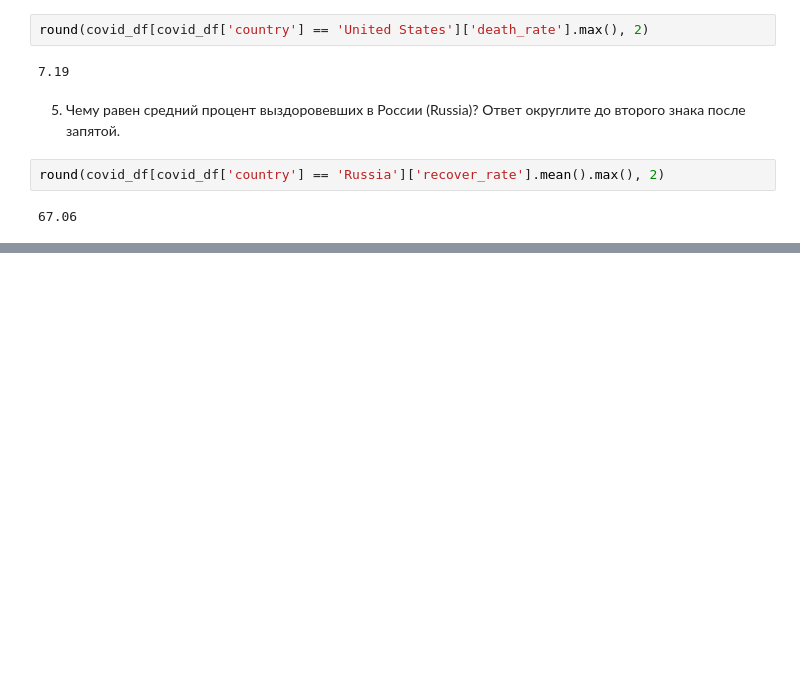
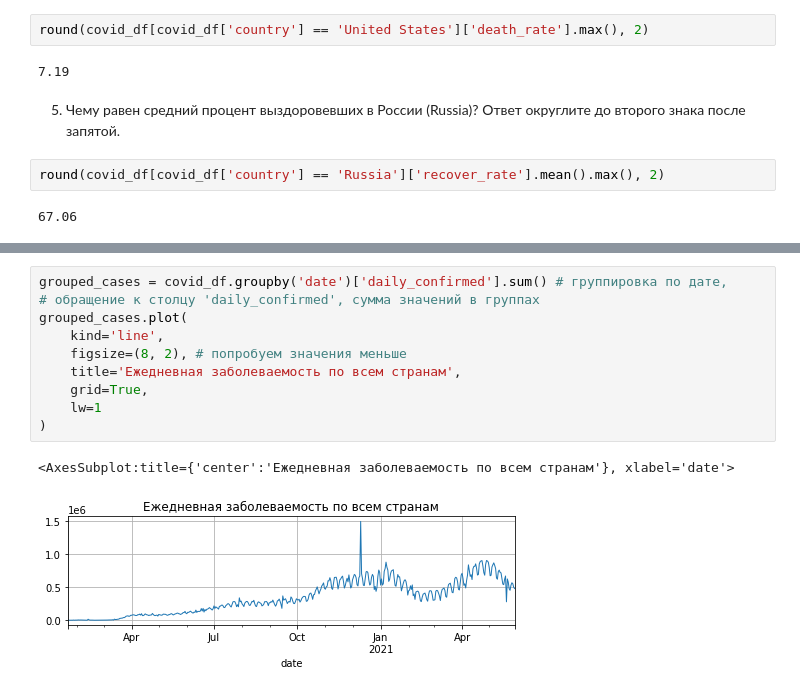
Before and after one commit to UdTatyana/SF-Data-Science, a Jupyter notebook: Skillfactory/PY_13 Визуализация/Theory_13.ipynb, the cells around one changed output, grey strips where cells are left out. Saved outputs shown, nothing was run; the diff lists cells and outputs as text; blank space fills up the shorter version.

```diff
--- a/Skillfactory/PY_13 Визуализация/Theory_13.ipynb
+++ b/Skillfactory/PY_13 Визуализация/Theory_13.ipynb
@@ -124,0 +154,13 @@ round(covid_df[covid_df['country'] == 'Russia']['recover_rate'].mean().max(), 2)
+# %%
+grouped_cases = covid_df.groupby('date')['daily_confirmed'].sum() # группировка по дате,
+# обращение к столцу 'daily_confirmed', сумма значений в группах
+grouped_cases.plot(
+    kind='line',
+    figsize=(8, 2), # попробуем значения меньше
+    title='Ежедневная заболеваемость по всем странам',
+    grid=True,
+    lw=1
+)
+# %% [output]
+<AxesSubplot:title={'center':'Ежедневная заболеваемость по всем странам'}, xlabel='date'>
+[figure, added]
```
Also changed, not shown: parts of 25 cells of this notebook.
